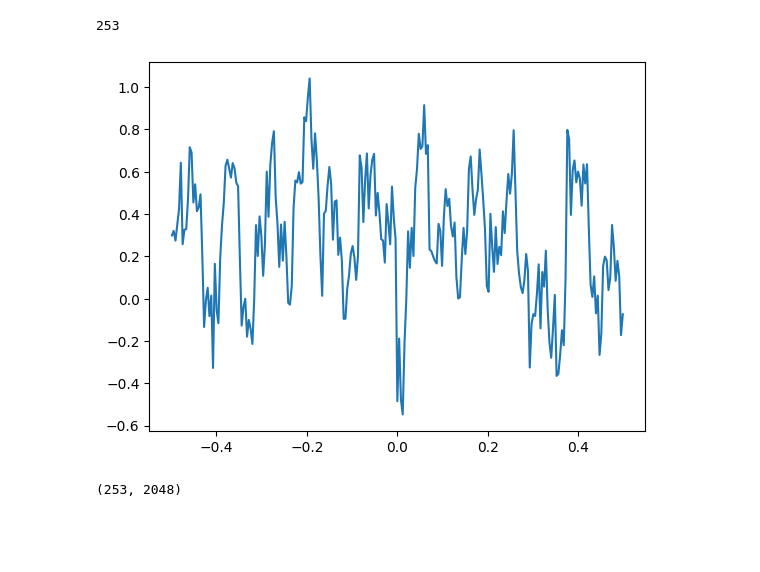
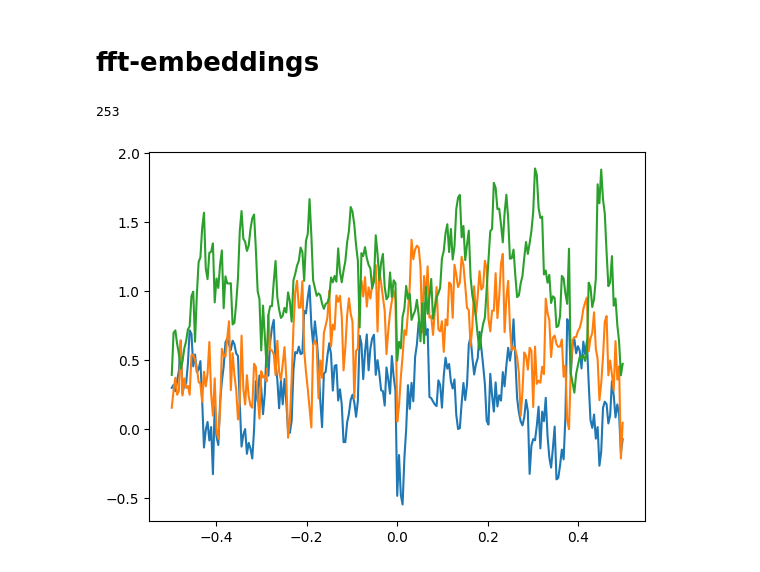
Before and after one commit to jagilley/fft-embeddings, a Jupyter notebook: main.ipynb, the cells around one changed output. Drawn from its saved outputs; the diff is of its cells as text; code cells hidden in the pictures; blank space fills up the shorter version.

```diff
--- a/main.ipynb
+++ b/main.ipynb
@@ -1,3 +1,5 @@
+# %% [markdown]
+# fft-embeddings
 # %%
 import openai
 from tqdm import tqdm
@@ -31,21 +33,14 @@ embeddings = get_embeddings(chunks)
 # %%
 # perform the FFT on the embeddings
 fft = np.fft.fft(embeddings)
 # plt.plot(fft[:,:7])
 
 every_nth_word = 1
 freq = np.fft.fftfreq(fft.shape[0], d=1/every_nth_word)
 fft = np.fft.fftshift(fft, axes=0)
 freq = np.fft.fftshift(freq)
 
-plt.plot(freq, fft[:,22])
+plt.plot(freq, fft[:,22:25])
 plt.show()
 # %% [output]
-[figure, old version]
+[figure, new version]
-# %%
-# fftn
-fftn = np.fft.fftn(embeddings)
-# plt.plot(fftn[:,:10])
-fft.shape
-# %% [output]
-(253, 2048)
```
